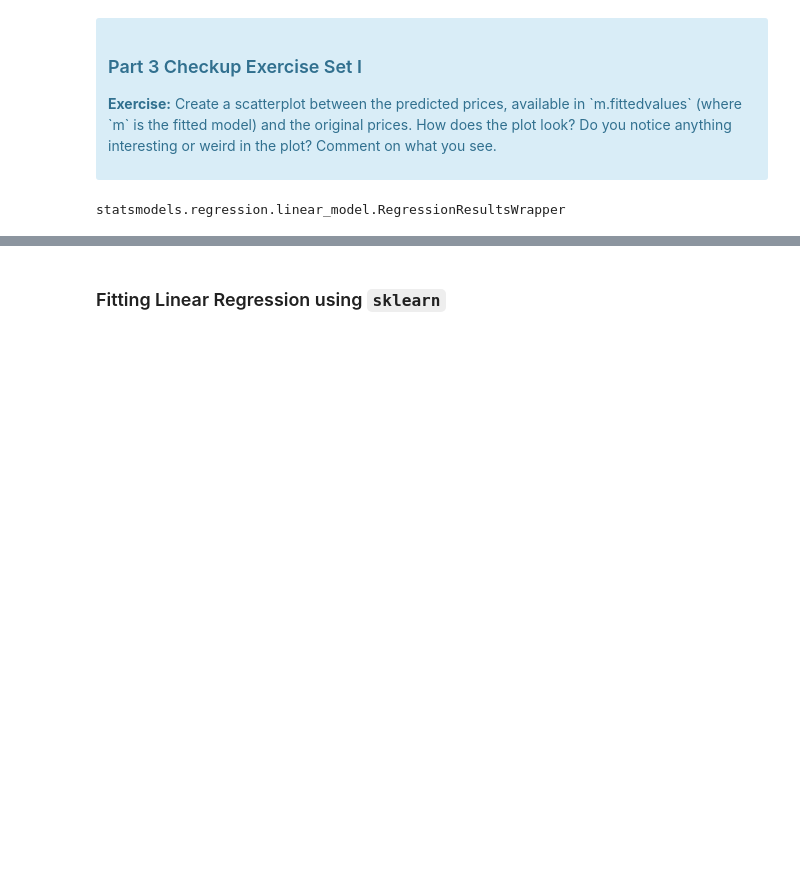
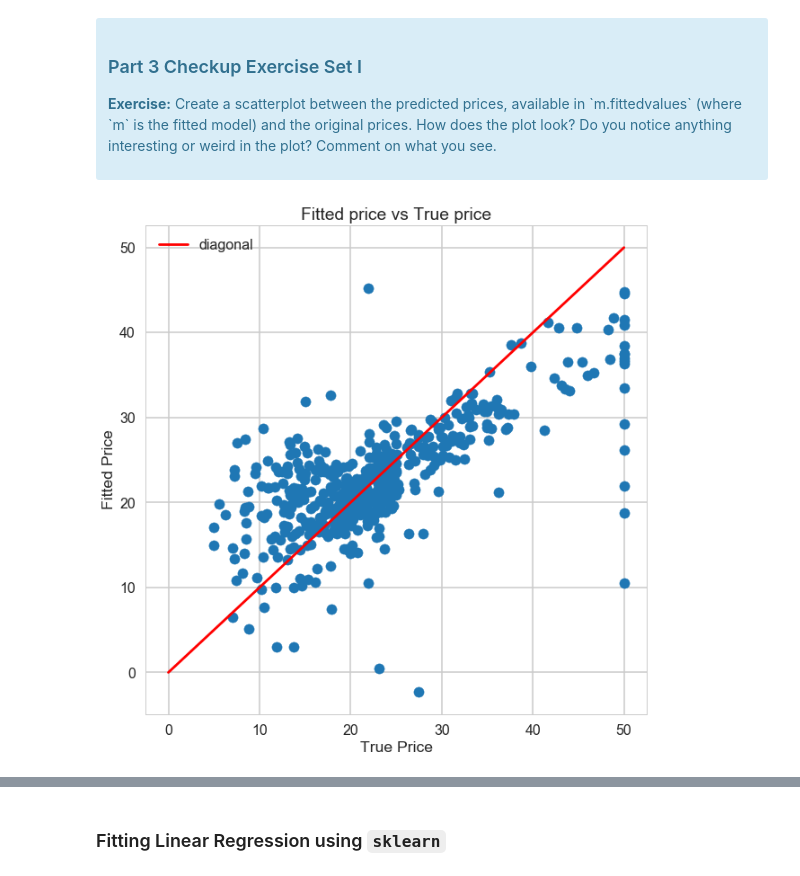
Before and after one commit to iamgauravg/tutorial_repository, a Jupyter notebook: 10_1_5_1537998998_linear_regression/linear_regression/10_1_5_Mini_Project_Linear_Regression_ver1.ipynb, the cells around one changed output, grey strips where cells are left out. Saved outputs shown, nothing was run; the diff lists cells and outputs as text; code cells hidden in the pictures; blank space fills up the shorter version.

```diff
--- a/10_1_5_1537998998_linear_regression/linear_regression/10_1_5_Mini_Project_Linear_Regression_ver1.ipynb
+++ b/10_1_5_1537998998_linear_regression/linear_regression/10_1_5_Mini_Project_Linear_Regression_ver1.ipynb
@@ -477,9 +489,19 @@ Let's see how our model actually fit our data. We can see below that there is a
 
 <p><b>Exercise:</b> Create a scatterplot between the predicted prices, available in `m.fittedvalues` (where `m` is the fitted model) and the original prices. How does the plot look? Do you notice anything interesting or weird in the plot? Comment on what you see.</p>
 </div>
-# %%
-# your turn
-
-type(m)
-# %% [output]
-statsmodels.regression.linear_model.RegressionResultsWrapper
+# %%
+# your turn
+
+type(m)
+type(m.fittedvalues)
+
+plt.figure(figsize=(10,10))
+plt.scatter(bos.PRICE, m.fittedvalues)
+plt.ylabel("Fitted Price")
+plt.xlabel("True Price")
+plt.title("Fitted price vs True price")
+plt.plot([0,50],[0,50],'r', label='diagonal')
+plt.legend()
+plt.show()
+# %% [output]
+[figure, added]
```
Also changed, not shown: parts of 25 cells of this notebook.
